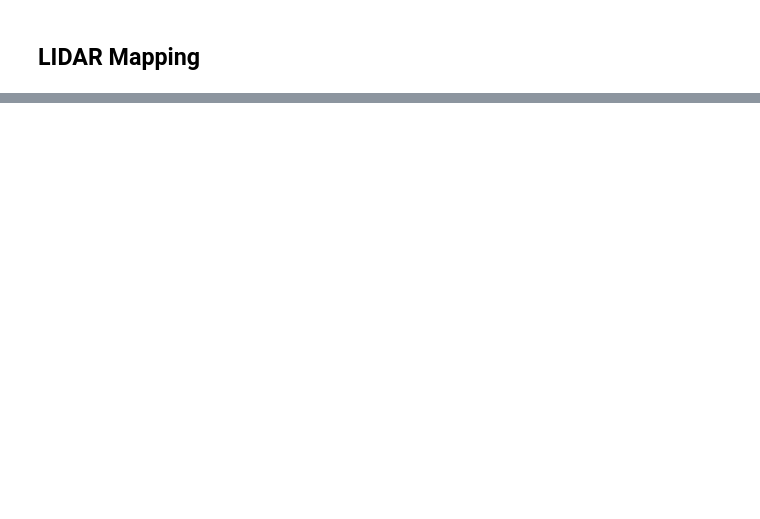
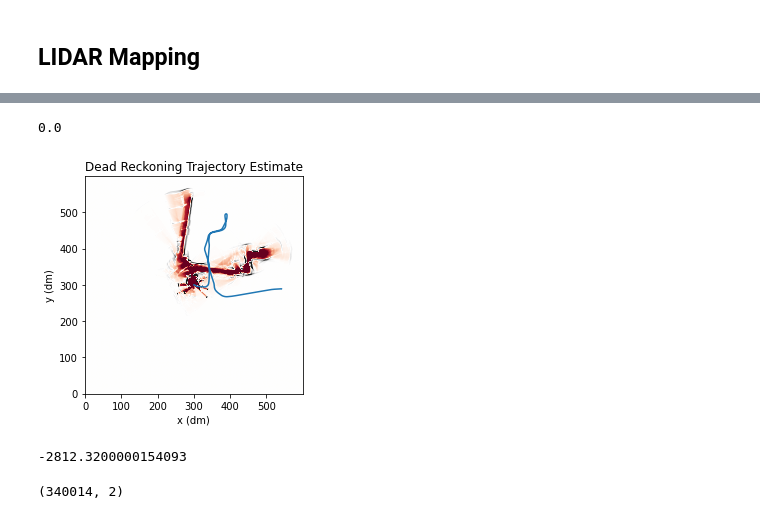
Before and after one commit to dcmid/IAS_P3_SLAM, a Jupyter notebook: code/SLAM_dev.ipynb, the cells around one changed output, grey strips where cells are left out. Drawn from its saved outputs; the diff is of its cells as text; code cells hidden in the pictures; blank space fills up the shorter version.

```diff
--- a/code/SLAM_dev.ipynb
+++ b/code/SLAM_dev.ipynb
@@ -158,0 +140,14 @@ TypeError: scatter() missing 1 required positional argument: 'y'
+# %%
+slam20.occ_grid_map.min()
+# %% [output]
+0.0
+# %%
+
+plt.imshow(slam20.occ_grid_map.T, origin='lower', cmap='RdGy', vmin = -30, vmax=30)
+slam20.plot()
+# %% [output]
+[figure, added]
+# %%
+slam20.occ_grid_map.min()
+# %% [output]
+-2812.3200000154093
@@ -158,0 +160,4 @@ TypeError: scatter() missing 1 required positional argument: 'y'
+# %%
+empty_coords.shape
+# %% [output]
+(340014, 2)
```
Also changed, not shown: parts of 27 cells of this notebook, 24 other files.
